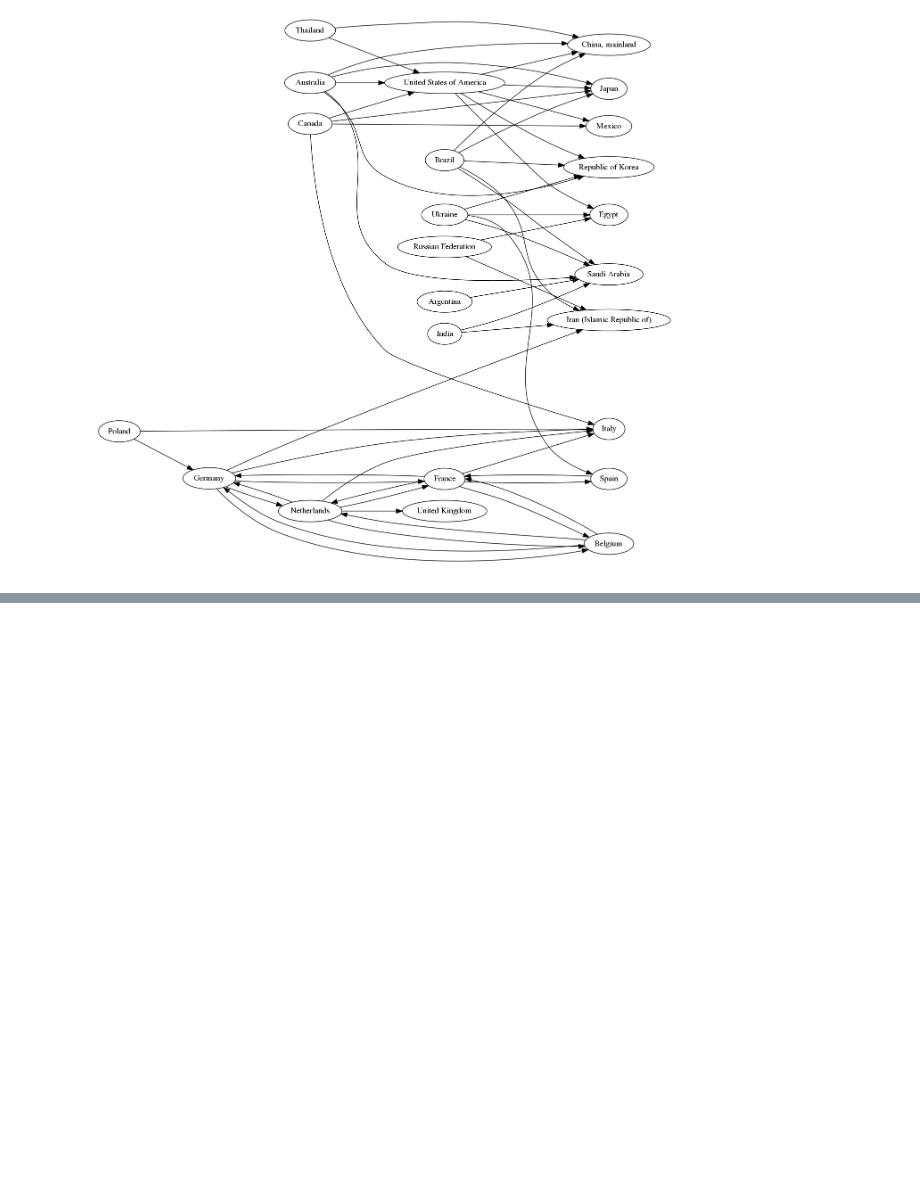
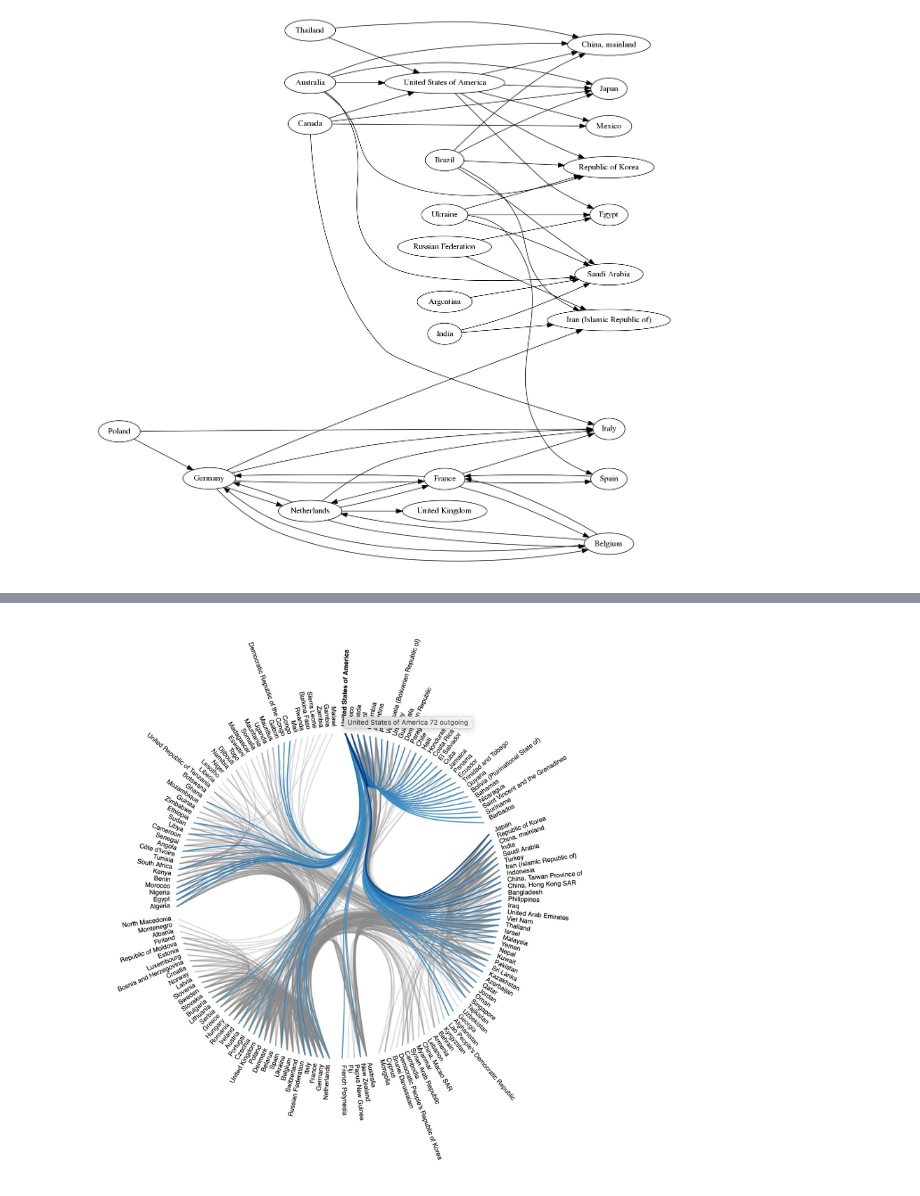
Before and after one commit to tileb1/global-food-statistics, a Jupyter notebook: milestone2.ipynb, the cells around one changed output, grey strips where cells are left out. Saved outputs shown, nothing was run; the diff lists cells and outputs as text; code cells hidden in the pictures; blank space fills up the shorter version.

```diff
--- a/milestone2.ipynb
+++ b/milestone2.ipynb
@@ -656,0 +660,4 @@ Image(filename='figures/export_import_graph.png')
+# %%
+Image(filename='D3/export_import_test.jpeg')
+# %% [output]
+[figure, added]
```
Also changed, not shown: parts of 11 cells of this notebook, 1 other file.
